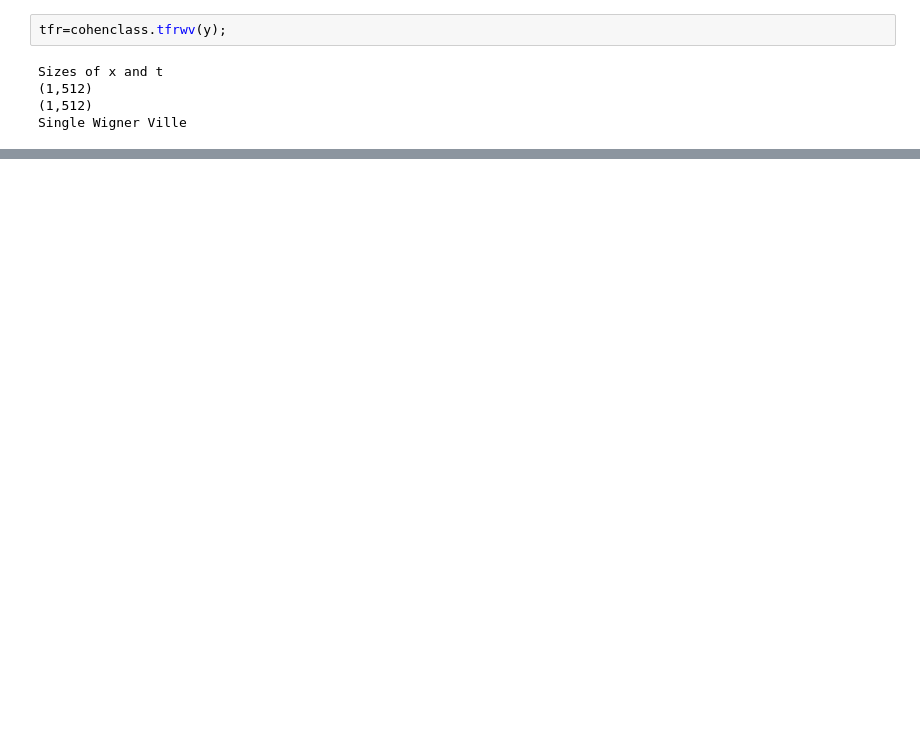
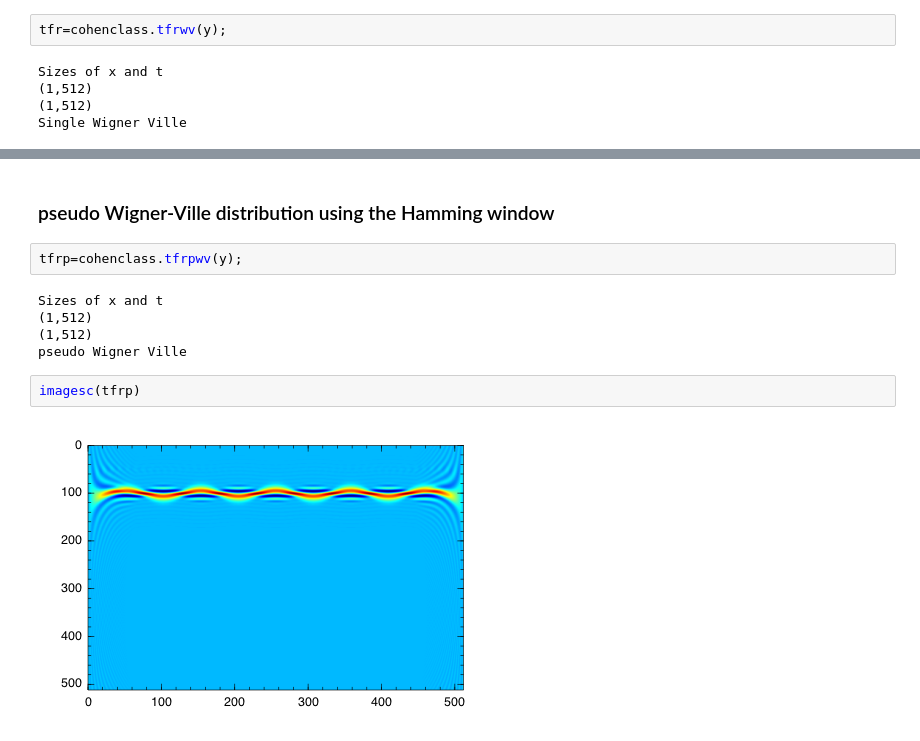
Before and after one commit to HajimeKawahara/juwvid, a Jupyter notebook: sample.ipynb, the cells around one changed output, grey strips where cells are left out. Drawn from its saved outputs; the diff is of its cells as text; blank space fills up the shorter version.

Commit message:
added pseudo Wigner Ville, but only Hamming

```diff
--- a/sample.ipynb
+++ b/sample.ipynb
@@ -46,0 +50,13 @@ imagesc(tfr)
+# %% [markdown]
+### pseudo Wigner-Ville distribution using the Hamming window
+# %%
+tfrp=cohenclass.tfrpwv(y);
+# %% [output]
+Sizes of x and t
+(1,512)
+(1,512)
+pseudo Wigner Ville
+# %%
+imagesc(tfrp)
+# %% [output]
+[figure, added]
```
Also changed, not shown: parts of 6 cells of this notebook, 2 other files.
